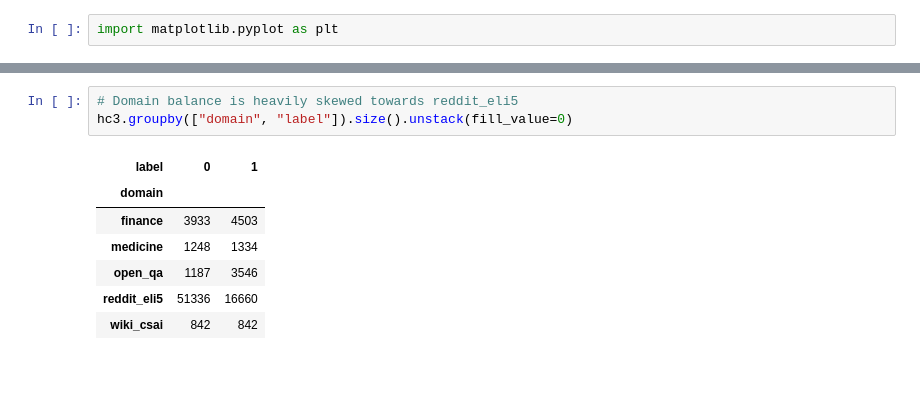
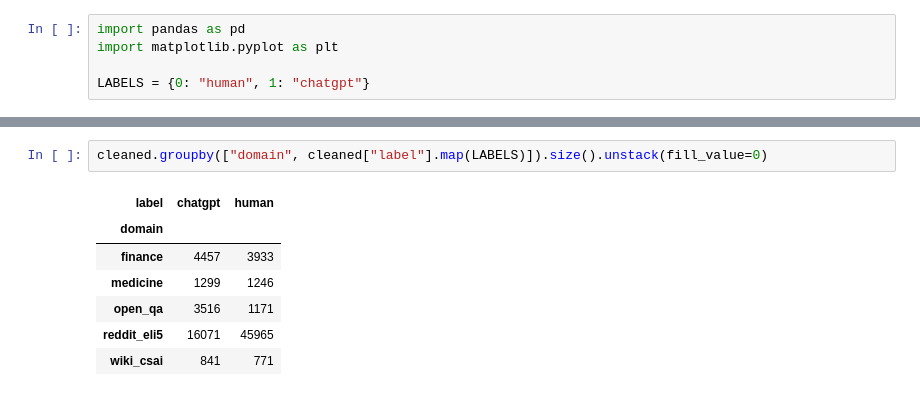
Before and after one commit to xwm517/logos, a Jupyter notebook: notebooks/01_eda_hc3.ipynb, the cells around one changed output, grey strips where cells are left out. Cells and saved outputs as stored; diff of their text form.

```diff
--- a/notebooks/01_eda_hc3.ipynb
+++ b/notebooks/01_eda_hc3.ipynb
@@ -3,2 +15,5 @@
 # %%
+import pandas as pd
 import matplotlib.pyplot as plt
+
+LABELS = {0: "human", 1: "chatgpt"}
@@ -91,11 +99,10 @@ plt.show()
 # %%
-# Domain balance is heavily skewed towards reddit_eli5
-hc3.groupby(["domain", "label"]).size().unstack(fill_value=0)
+cleaned.groupby(["domain", cleaned["label"].map(LABELS)]).size().unstack(fill_value=0)
 # %% [output]
-| label | 0 | 1 |
+| label | chatgpt | human |
 | domain |  |  |
-| finance | 3933 | 4503 |
-| medicine | 1248 | 1334 |
-| open_qa | 1187 | 3546 |
-| reddit_eli5 | 51336 | 16660 |
-| wiki_csai | 842 | 842 |
+| finance | 4457 | 3933 |
+| medicine | 1299 | 1246 |
+| open_qa | 3516 | 1171 |
+| reddit_eli5 | 16071 | 45965 |
+| wiki_csai | 841 | 771 |
```
Also changed, not shown: parts of 36 cells of this notebook, 3 other files.
